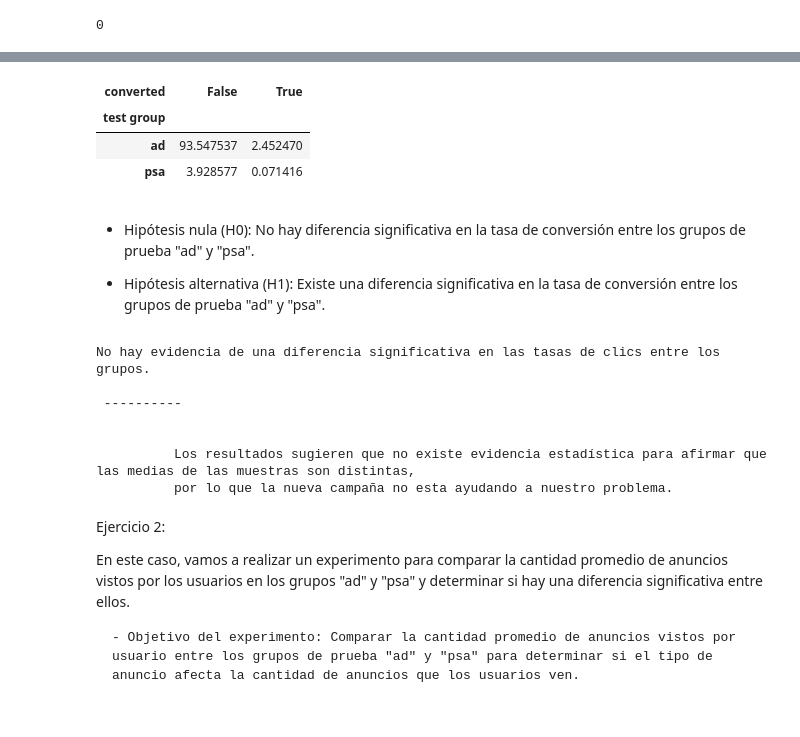
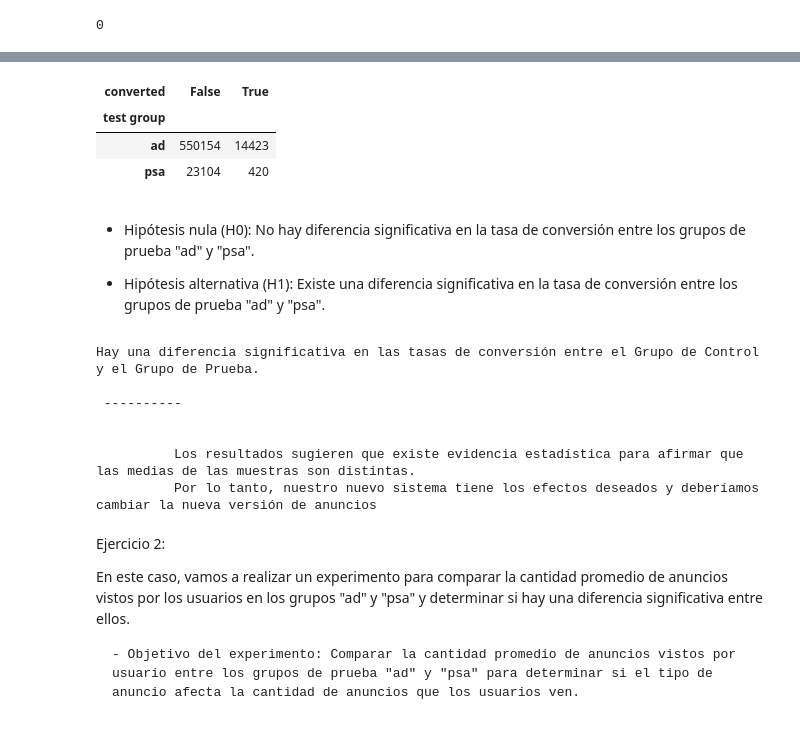
Before and after one commit to rebeca-enma/promoG-modulo3-sprint1-pairprogramming-Rebeca-Raquel, a Jupyter notebook: pair_a_b_testing.ipynb, the cells around one changed output, grey strips where cells are left out. Drawn from its saved outputs; the diff is of its cells as text; code cells hidden in the pictures.

```diff
--- a/pair_a_b_testing.ipynb
+++ b/pair_a_b_testing.ipynb
@@ -113,11 +113,11 @@ sns.barplot (x = 'test group', y = 'converted', data = df);
 # %%
-tabla_contingencia = pd.crosstab(df['test group'], df['converted'], normalize = True) * 100
+tabla_contingencia = pd.crosstab(df['test group'], df['converted'])
 tabla_contingencia
 # %% [output]
 | converted | False | True |
 | test group |  |  |
-| ad | 93.547537 | 2.452470 |
-| psa | 3.928577 | 0.071416 |
+| ad | 550154 | 14423 |
+| psa | 23104 | 420 |
 # %% [markdown]
  - Hipótesis nula (H0): No hay diferencia significativa en la tasa de conversión entre los grupos de prueba "ad" y "psa".
 
@@ -130,26 +130,26 @@ chi2, p_value, _, _ = chi2_contingency(tabla_contingencia)
 alpha = 0.05
 
 if p_value < alpha:
-    print("Hay una diferencia significativa en las tasas de clics entre el Grupo de Control y el Grupo de Prueba.")
+    print("Hay una diferencia significativa en las tasas de conversión entre el Grupo de Control y el Grupo de Prueba.")
     print("\n ---------- \n")
     print("""
           Los resultados sugieren que existe evidencia estadística para afirmar que las medias de las muestras son distintas.
           Por lo tanto, nuestro nuevo sistema tiene los efectos deseados y deberíamos cambiar la nueva versión de anuncios
           """)
 else:
-    print("No hay evidencia de una diferencia significativa en las tasas de clics entre los grupos.")
+    print("No hay evidencia de una diferencia significativa en las tasas de conversión entre los grupos.")
     print("\n ---------- \n")
     print("""
           Los resultados sugieren que no existe evidencia estadística para afirmar que las medias de las muestras son distintas,
           por lo que la nueva campaña no esta ayudando a nuestro problema. """)
 # %% [output]
-No hay evidencia de una diferencia significativa en las tasas de clics entre los grupos.
+Hay una diferencia significativa en las tasas de conversión entre el Grupo de Control y el Grupo de Prueba.
 
  ----------
 
 
-          Los resultados sugieren que no existe evidencia estadística para afirmar que las medias de las muestras son distintas,
-          por lo que la nueva campaña no esta ayudando a nuestro problema.
+          Los resultados sugieren que existe evidencia estadística para afirmar que las medias de las muestras son distintas.
+          Por lo tanto, nuestro nuevo sistema tiene los efectos deseados y deberíamos cambiar la nueva versión de anuncios
 # %% [markdown]
 Ejercicio 2:
 
```
Also changed, not shown: parts of 1 cell of this notebook.
